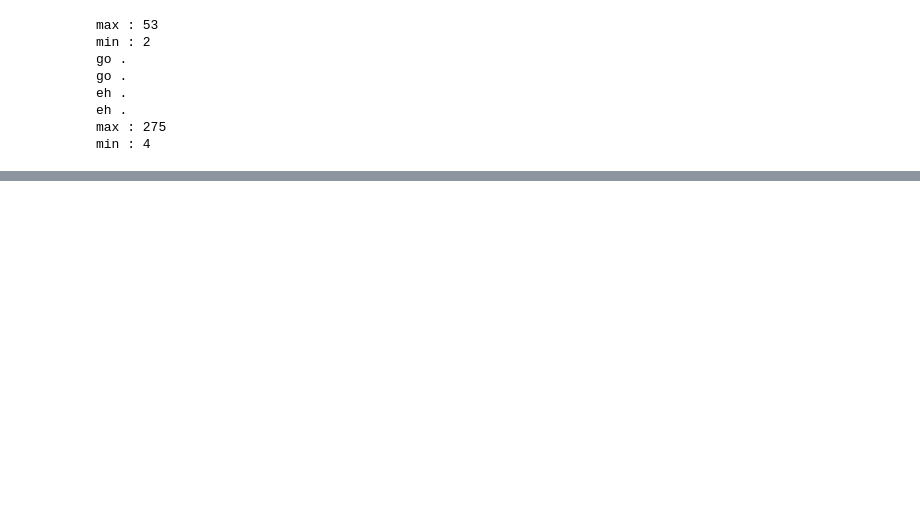
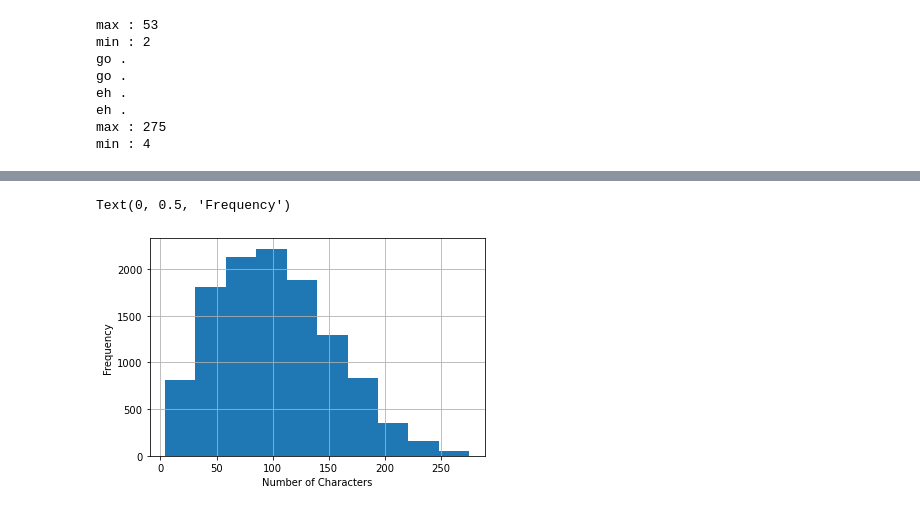
Before and after one commit to nowhyun/DL_PROJ_2021, a Jupyter notebook: data_analysis.ipynb, the cells around one changed output, grey strips where cells are left out. Saved outputs shown, nothing was run; the diff lists cells and outputs as text; code cells hidden in the pictures; blank space fills up the shorter version.

Commit message:
train data analysis

```diff
--- a/data_analysis.ipynb
+++ b/data_analysis.ipynb
@@ -1,10 +15,8 @@
 # %%
-import os
-import pandas as pd
-from tokenizer import Tokenizer
+data_dir = os.path.join(os.getcwd(), "Dataset")
 
 def read_data(f_name):
-    data = pd.read_csv(os.path.join(os.path.join(os.getcwd(), "Dataset"), f_name))
+    data = pd.read_csv(os.path.join(data_dir, f_name))
     sentences = [clean_str(s) for s in data["Sentence"]]
     categories = data["Category"]
     return sentences, categories
@@ -27,6 +39,8 @@ def clean_str(string):
     string = re.sub(r"!", " ! ", string)
     string = re.sub(r"\?", " ? ", string)
     string = re.sub(r"\s{2,}", " ", string)
+
+    # string = re.sub(r"")
     return string.strip().lower()
 # %%
 sents, cates = read_data("train_final.csv")
@@ -57,0 +87,4 @@ min : 4
+# %%
+
+dt_df = pd.read_csv(os.path.join(data_dir, "train_final.csv"))
+dt_df.head()
@@ -57,0 +98,4 @@ min : 4
+# %%
+cleaned_df = copy.deepcopy(dt_df)
+cleaned_df["Sentence"] = [clean_str(s) for s in dt_df["Sentence"]]
+cleaned_df.head()
@@ -57,0 +109,8 @@ min : 4
+# %%
+# 글자 수 히스토그램
+ax = cleaned_df['Sentence'].str.len().hist()
+ax.set_xlabel('Number of Characters')
+ax.set_ylabel('Frequency')
+# %% [output]
+Text(0, 0.5, 'Frequency')
+[figure, added]
```
Also changed, not shown: parts of 7 cells of this notebook.
